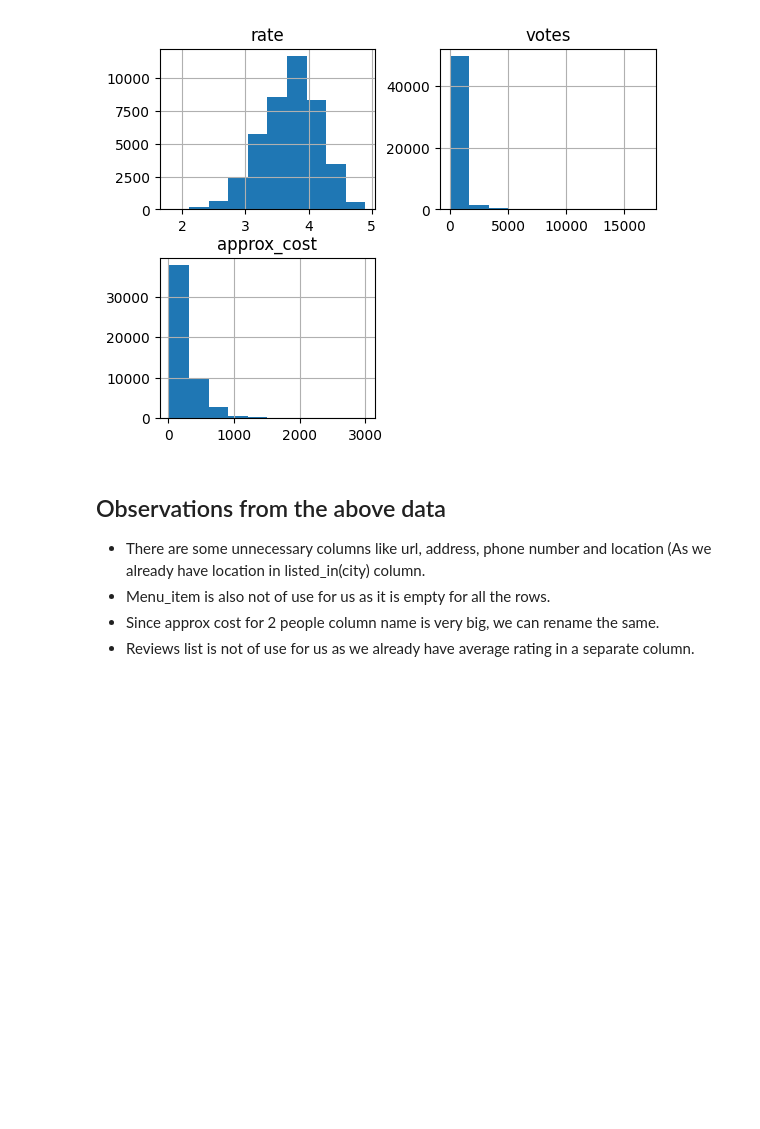
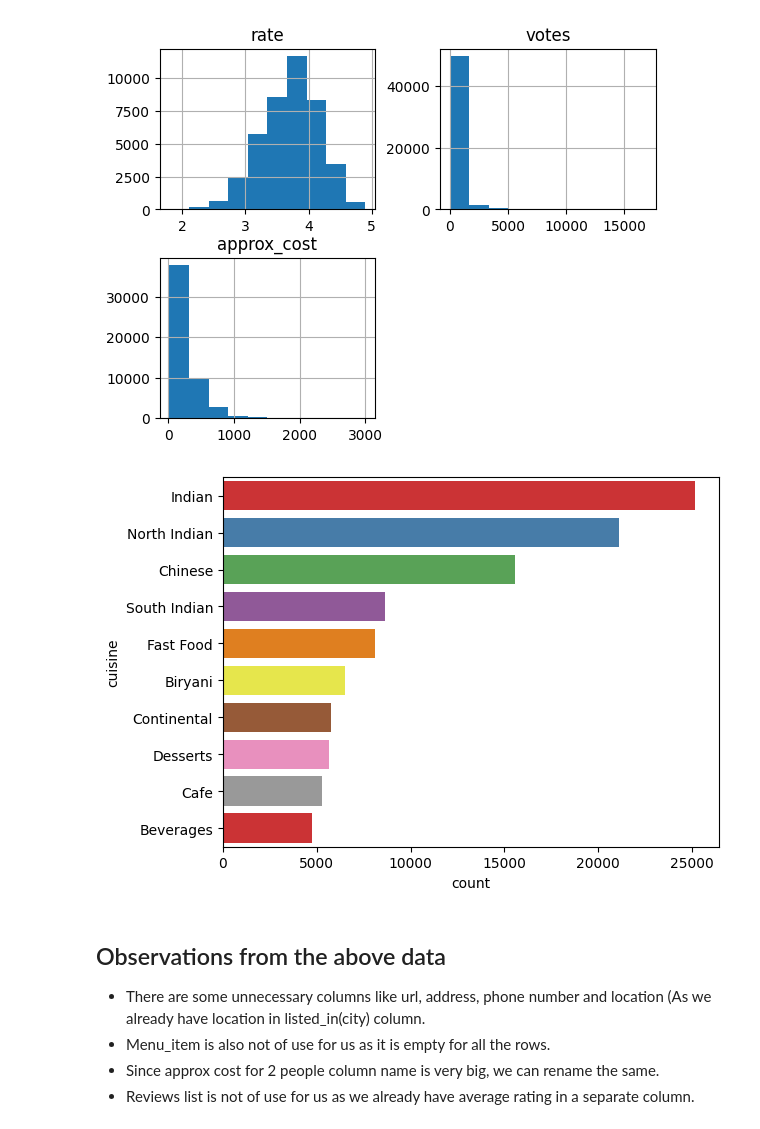
Before and after one commit to VioletPANsq/ntu_sd6101_team_project, a Jupyter notebook: notebook/food-delivery-eda-and-hypothesis-testing.ipynb, the cells around one changed output. Drawn from its saved outputs; the diff is of its cells as text; code cells hidden in the pictures; blank space fills up the shorter version.

```diff
--- a/notebook/food-delivery-eda-and-hypothesis-testing.ipynb
+++ b/notebook/food-delivery-eda-and-hypothesis-testing.ipynb
@@ -78,7 +78,7 @@ df['rate'] = df['rate'].astype('float')
 df['votes'] = df['votes'].astype('int')
 df['approx_cost(for two people)'] = df['approx_cost(for two people)'].str.replace(',','')
 df['approx_cost(for two people)'] = df['approx_cost(for two people)'].astype('float')
-df['approx_cost'] = df['approx_cost(for two people)']/2
+df['cost_per_person'] = df['approx_cost(for two people)']/2
 df.drop(columns='approx_cost(for two people)', inplace=True)
 df.head()
 # %% [output]
@@ -127,6 +123,37 @@ array([[<Axes: title={'center': 'rate'}>,
         <Axes: title={'center': 'votes'}>],
        [<Axes: title={'center': 'approx_cost'}>, <Axes: >]], dtype=object)
 [figure]
+# %%
+# cuisines barplot
+cuisine_set = set()
+for i in df['cuisines']:
+    for j in str(i).split(','):
+        cuisine_set.add(j.strip())
+
+cuisine_df = df.loc[:,['cuisines']].copy()
+for i in cuisine_set:
+    cuisine_df['has'+i] = 0
+
+for i in cuisine_set:
+    for j in range(cuisine_df.shape[0]):
+        offer = str(cuisine_df.iloc[j, 0])
+        if i in offer:
+            cuisine_df.loc[j, 'has'+i] = 1
+
+cuisine_df.drop(columns='cuisines', inplace=True)
+
+count_list = []
+for col in cuisine_df.columns:
+    num = cuisine_df[col].sum()
+    cuisine = col.replace('has','')
+    dict1 = {'cuisine':cuisine, 'count':num}
+    count_list.append(dict1)
+
+count_df = pd.DataFrame(count_list)
+count_df = count_df.sort_values(by='count', ascending=False).head(10)
+ax = sns.barplot(y='cuisine', x='count', data=count_df, palette="Set1")
+# %% [output]
+[figure, added]
 # %% [markdown]
 ## Observations from the above data
 * There are some unnecessary columns like url, address, phone number and location (As we already have location in listed_in(city) column.
```
Also changed, not shown: parts of 3 cells of this notebook, 4 other files.
